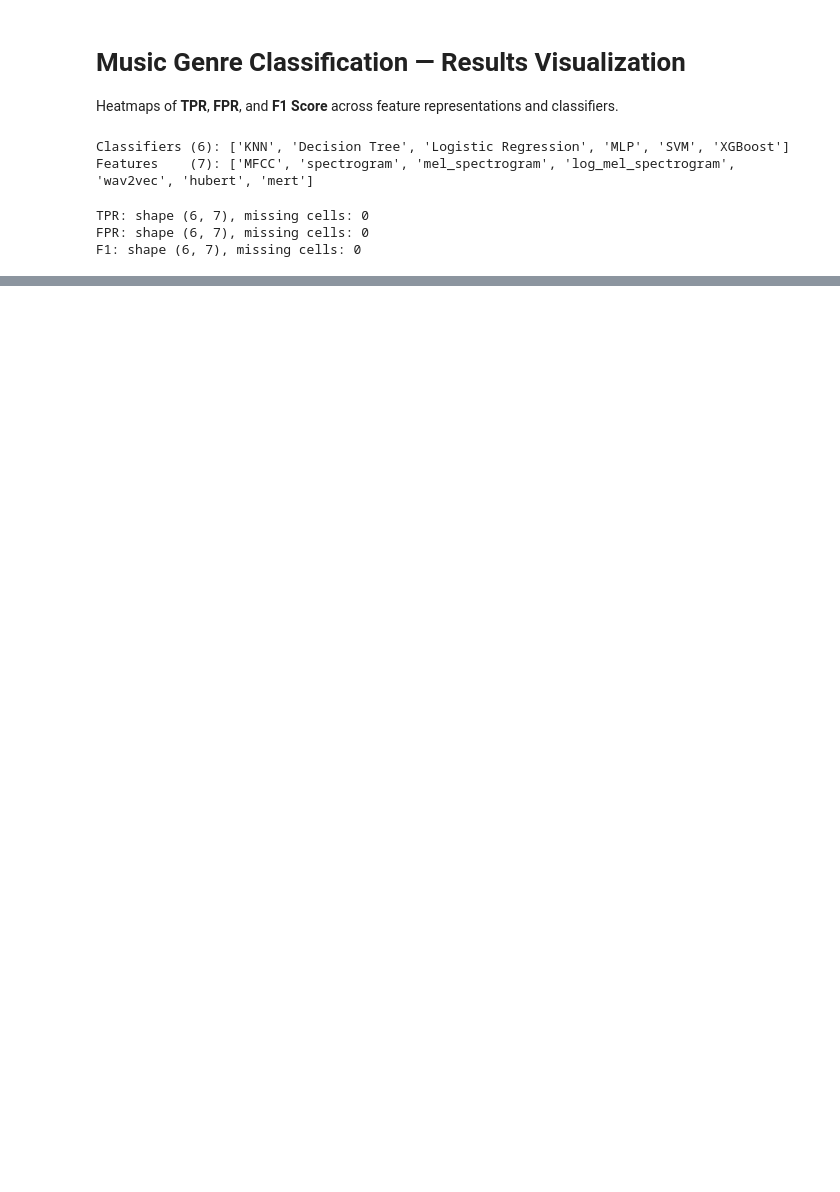
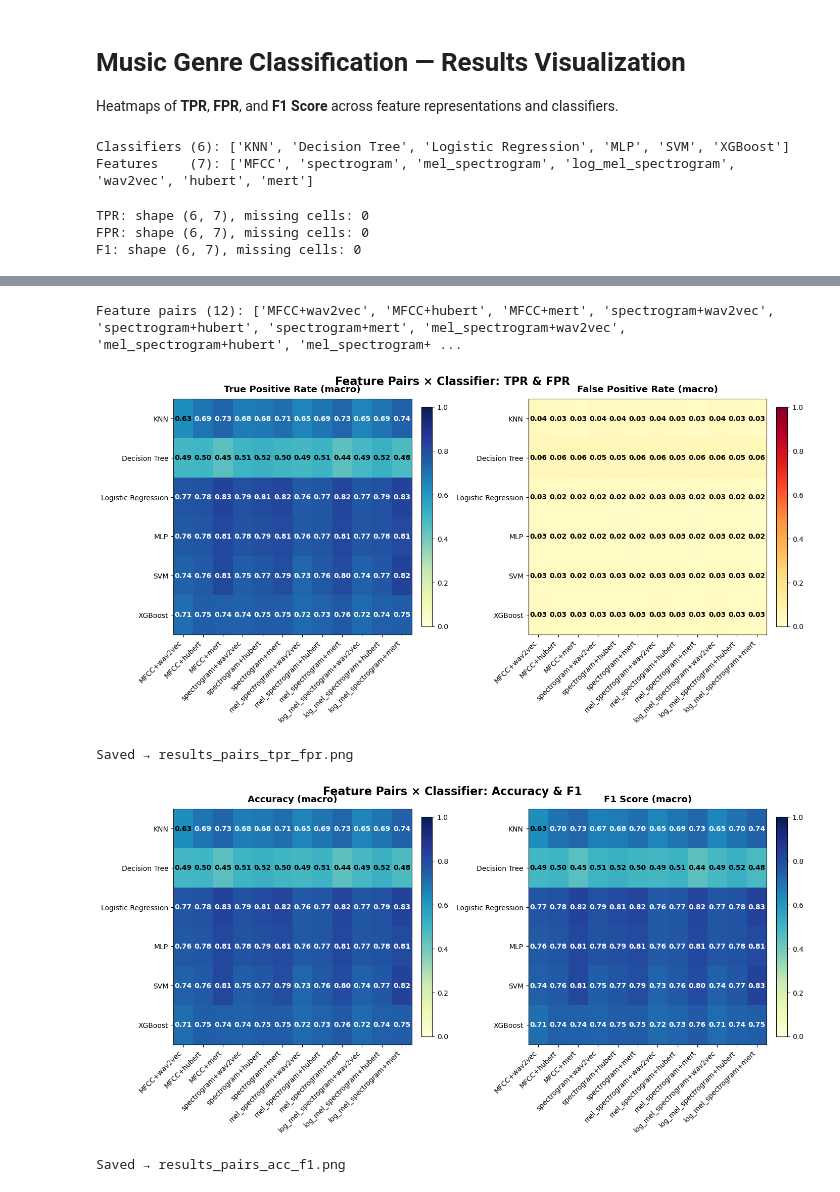
Before and after one commit to jiveshj/Music_Genre_Classification, a Jupyter notebook: visualize_results.ipynb, the cells around one changed output, grey strips where cells are left out. Saved outputs shown, nothing was run; the diff lists cells and outputs as text; code cells hidden in the pictures; blank space fills up the shorter version.

```diff
--- a/visualize_results.ipynb
+++ b/visualize_results.ipynb
@@ -103,0 +153,48 @@ Saved → results_heatmaps.png
+# %%
+# ---------- Build matrices for paired features ----------
+all_pairs = []
+for clf_data in results.values():
+    for pair in clf_data.get("feature_pair_performance", {}):
+        if pair not in all_pairs:
+            all_pairs.append(pair)
+
+print(f"Feature pairs ({len(all_pairs)}): {all_pairs}")
+
+pair_matrices = {
+    m: np.full((len(classifiers), len(all_pairs)), np.nan)
+    for m in metrics
+}
+
+for i, clf in enumerate(classifiers):
+    pair_perf = results[clf].get("feature_pair_performance", {})
+    for j, pair in enumerate(all_pairs):
+        if pair not in pair_perf:
+            continue
+        scores = pair_perf[pair]
+        for m in metrics:
+            if m in scores and scores[m] is not None:
+                pair_matrices[m][i, j] = scores[m]
+
+
+# ---------- Plot paired-feature figures ----------
+# Figure 3: TPR and FPR for feature pairs
+_make_figure(
+    ["TPR", "FPR"],
+    "Feature Pairs × Classifier: TPR & FPR",
+    "results_pairs_tpr_fpr.png",
+    pair_matrices, classifiers, all_pairs,
+)
+
+# Figure 4: Accuracy and F1 for feature pairs
+_make_figure(
+    ["Accuracy", "F1"],
+    "Feature Pairs × Classifier: Accuracy & F1",
+    "results_pairs_acc_f1.png",
+    pair_matrices, classifiers, all_pairs,
+)
+# %% [output]
+Feature pairs (12): ['MFCC+wav2vec', 'MFCC+hubert', 'MFCC+mert', 'spectrogram+wav2vec', 'spectrogram+hubert', 'spectrogram+mert', 'mel_spectrogram+wav2vec', 'mel_spectrogram+hubert', 'mel_spectrogram+ ...
+[figure, added]
+Saved → results_pairs_tpr_fpr.png
+[figure, added]
+Saved → results_pairs_acc_f1.png
```
Also changed, not shown: parts of 2 cells of this notebook, 7 other files.
